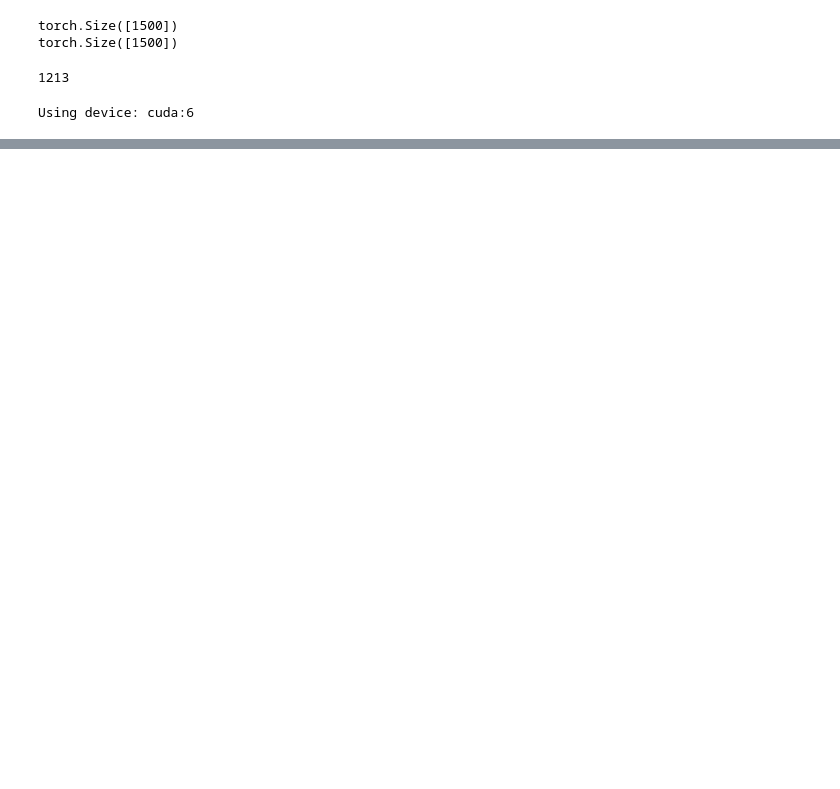
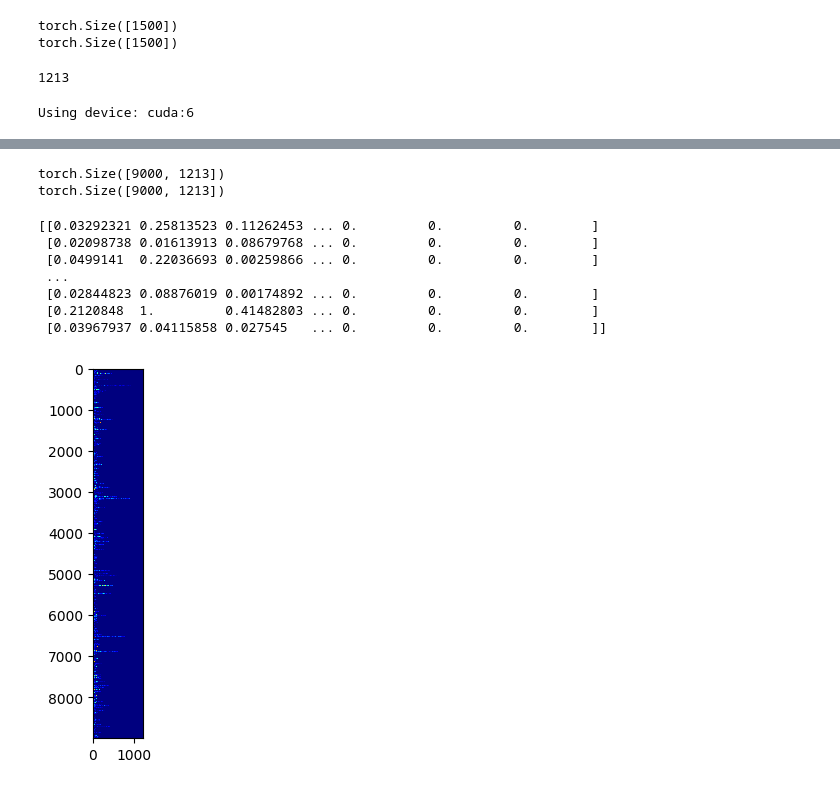
Before and after one commit to anirudhakulkarni/SIL765-project, a Jupyter notebook: code/classification/test.ipynb, the cells around one changed output, grey strips where cells are left out. Saved outputs shown, nothing was run; the diff lists cells and outputs as text; code cells hidden in the pictures; blank space fills up the shorter version.

Commit message:
grad cam analysis

```diff
--- a/code/classification/test.ipynb
+++ b/code/classification/test.ipynb
@@ -247,3 +211,4 @@ Epoch: 11, Test Accuracy of the model on the test sequences: 77.91009132862168 %
 # %%
 # save model
-torch.save(rnn.state_dict(), 'rnn_model_.ckpt')
+rnn.load_state_dict(torch.load('rnn_model_main.ckpt'))
+# torch.save(rnn.state_dict(), 'rnn_model_main.ckpt')
@@ -277,2 +236,0 @@ print("Accuracy: ", accuracy,"%")
-# %%
-a = torch.tensor([[1]])
@@ -278,0 +305,29 @@ a = torch.tensor([[1]])
+# %%
+
+
+from torch.nn import functional as F
+import matplotlib.pyplot as plt
+def get_gra_cam_on_1d(model, x, y):
+    '''
+    given a pytorch model, an input x, and a target y, returns the gradient of
+    the loss with respect to
+    '''
+    model.zero_grad()
+    x.requires_grad = True
+    y_hat = model(x)
+    loss = F.cross_entropy(y_hat, y)
+    loss.backward()
+    return x.grad.data# from grad_cam import grad_cam
+device = torch.device('cuda:0' if torch.cuda.is_available() else 'cpu')
+device = torch.device('cpu')
+val_loader2 = torch.utils.data.DataLoader(val_dataset, batch_size=9000, shuffle=True)
+x,y=next(iter(val_loader2))
+print(x.shape)
+rnn = rnn.to(device)
+x = x.unsqueeze(1).to(device)
+y = y.to(device)
+
+x_grad = get_gra_cam_on_1d(rnn,x,y)
+x_grad = np.abs(x_grad)
+x_grad = x_grad.squeeze(1)
+print(x_grad.shape)
@@ -278,0 +353,26 @@ a = torch.tensor([[1]])
+# %%
+print((x_grad.max(dim=1).values-x_grad.min(dim=1).values).unsqueeze(1).expand_as(x_grad).shape)
+print(x_grad.shape)
+# %% [output]
+torch.Size([9000, 1213])
+torch.Size([9000, 1213])
+# %%
+x_grad = x_grad - x_grad.min(dim=1).values.unsqueeze(1).expand_as(x_grad)
+x_grad = x_grad.div ((x_grad.max(dim=1).values-x_grad.min(dim=1).values).unsqueeze(1).expand_as(x_grad))
+
+x_grad = x_grad.squeeze(0)
+x_grad = x_grad.cpu().numpy()
+print(x_grad)
+
+# plot heatmap
+plt.imshow(x_grad, cmap='jet', interpolation='nearest')
+plt.show()
+# %% [output]
+[[0.03292321 0.25813523 0.11262453 ... 0.         0.         0.        ]
+ [0.02098738 0.01613913 0.08679768 ... 0.         0.         0.        ]
+ [0.0499141  0.22036693 0.00259866 ... 0.         0.         0.        ]
+ ...
+ [0.02844823 0.08876019 0.00174892 ... 0.         0.         0.        ]
+ [0.2120848  1.         0.41482803 ... 0.         0.         0.        ]
+ [0.03967937 0.04115858 0.027545   ... 0.         0.         0.        ]]
+[figure, added]
```
Also changed, not shown: parts of 17 cells of this notebook, 3 other files.
